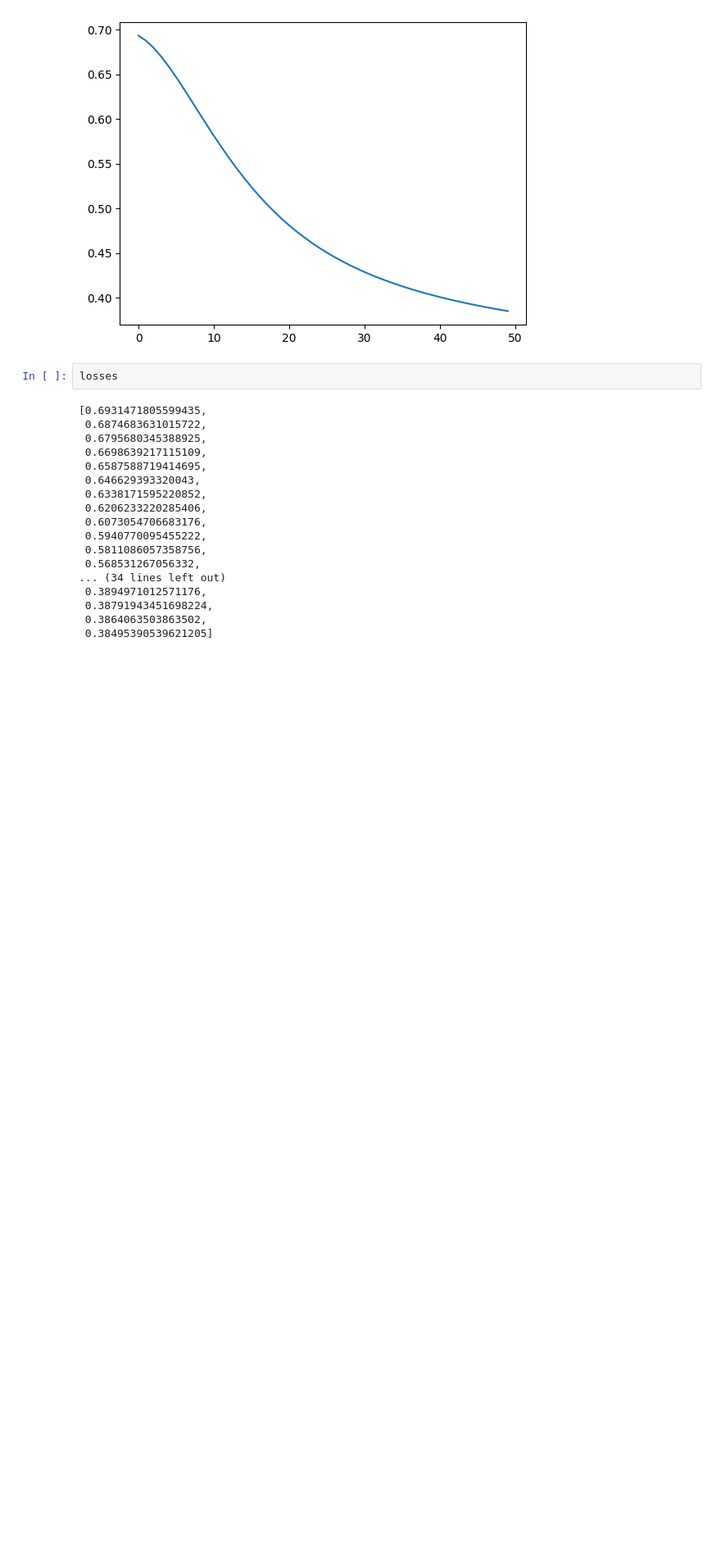
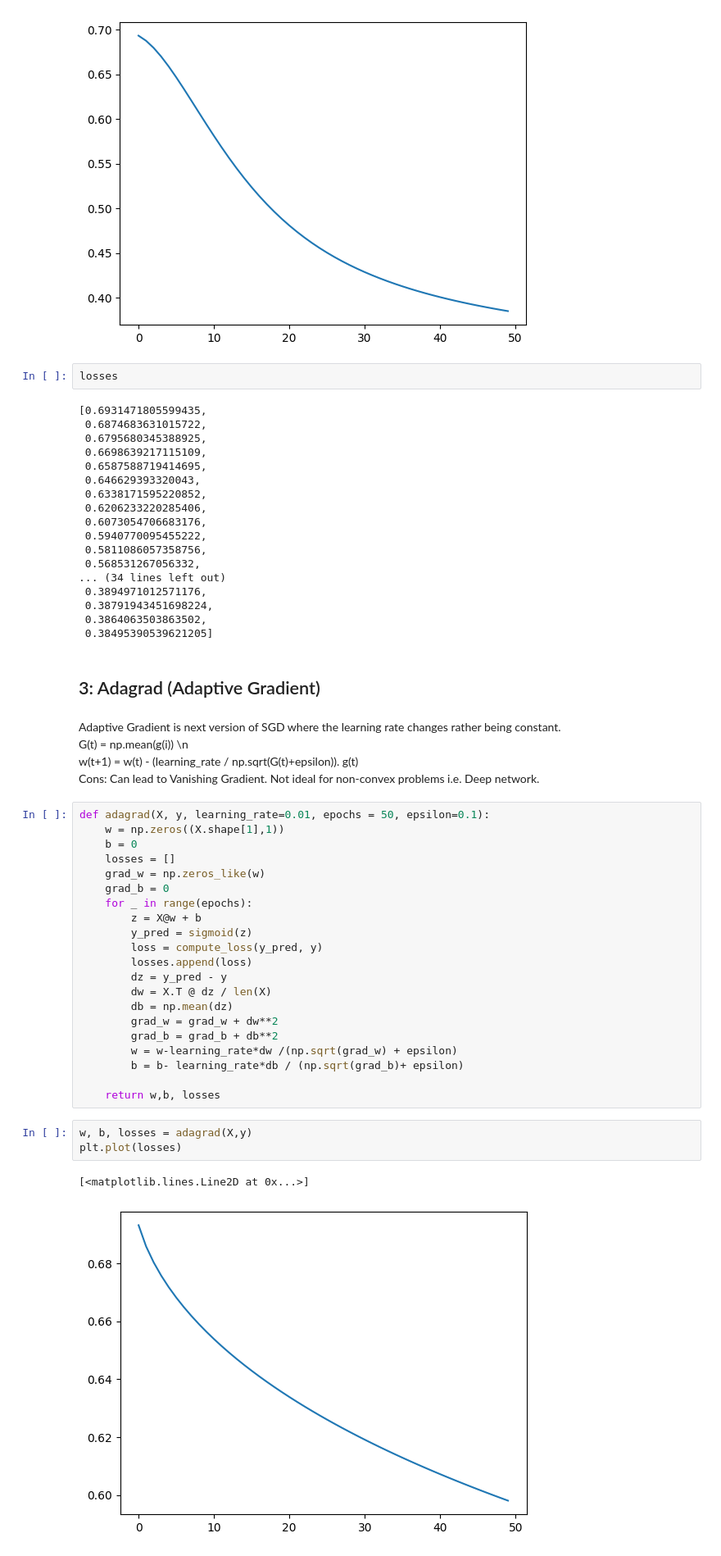
Before and after one commit to nitinchaube/AI_DSA, a Jupyter notebook: Optimization/optimization.ipynb, the cells around one changed output. Shown: that part at 82% size. Cells and saved outputs as stored; diff of their text form; blank space fills up the shorter version.

Commit message:
added rmsprop and adagrad under optimization

```diff
--- a/Optimization/optimization.ipynb
+++ b/Optimization/optimization.ipynb
@@ -159,3 +159,37 @@ losses
  0.38791943451698224,
  0.3864063503863502,
  0.38495390539621205]
+# %% [markdown]
+## 3: Adagrad (Adaptive Gradient)
+# %% [markdown]
+Adaptive Gradient is next version of SGD where the learning rate changes rather being constant. <br>
+G(t) = np.mean(g(i)) \n <br>
+w(t+1) = w(t) - (learning_rate / np.sqrt(G(t)+epsilon)). g(t) <br>
+Cons: Can lead to Vanishing Gradient. Not ideal for non-convex problems i.e. Deep network.
+# %%
+def adagrad(X, y, learning_rate=0.01, epochs = 50, epsilon=0.1):
+    w = np.zeros((X.shape[1],1))
+    b = 0
+    losses = []
+    grad_w = np.zeros_like(w)
+    grad_b = 0
+    for _ in range(epochs):
+        z = X@w + b
+        y_pred = sigmoid(z)
+        loss = compute_loss(y_pred, y)
+        losses.append(loss)
+        dz = y_pred - y
+        dw = X.T @ dz / len(X)
+        db = np.mean(dz)
+        grad_w = grad_w + dw**2
+        grad_b = grad_b + db**2
+        w = w-learning_rate*dw /(np.sqrt(grad_w) + epsilon)
+        b = b- learning_rate*db / (np.sqrt(grad_b)+ epsilon)
+
+    return w,b, losses
+# %%
+w, b, losses = adagrad(X,y)
+plt.plot(losses)
+# %% [output]
+[<matplotlib.lines.Line2D at 0x...>]
+[figure, added]
```
Also changed, not shown: parts of 4 cells of this notebook, 1 other file.
